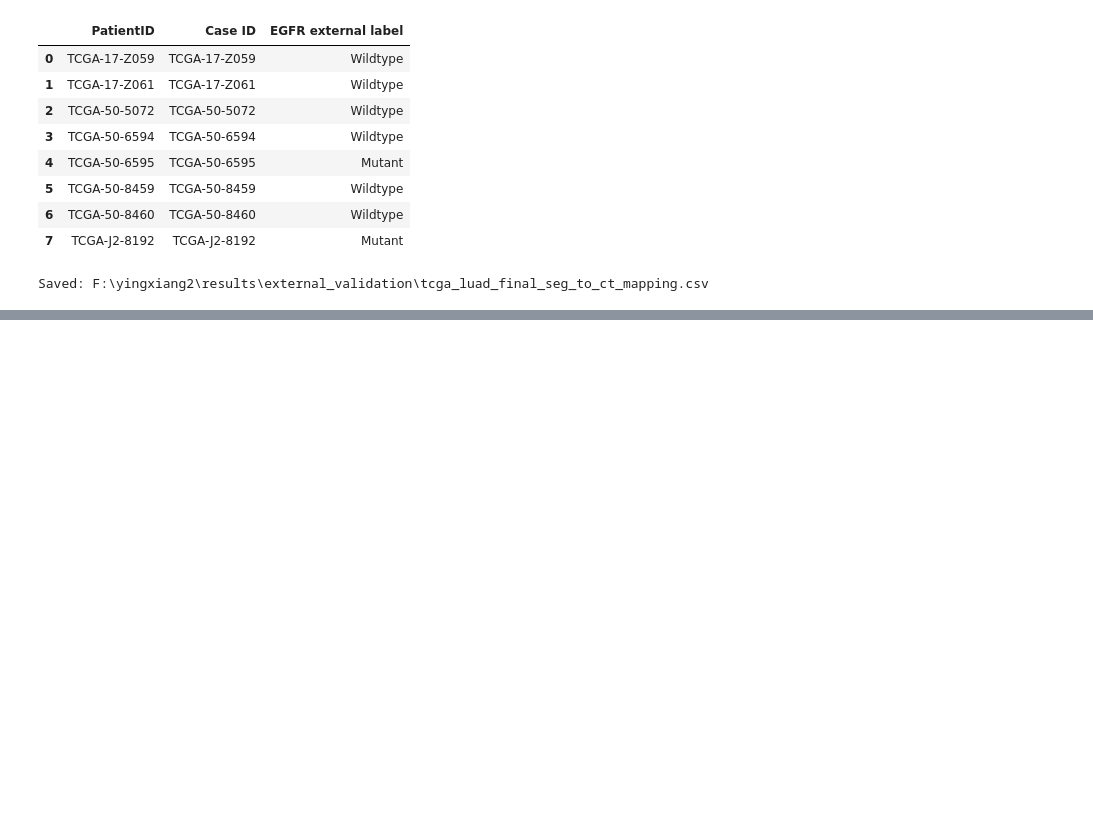
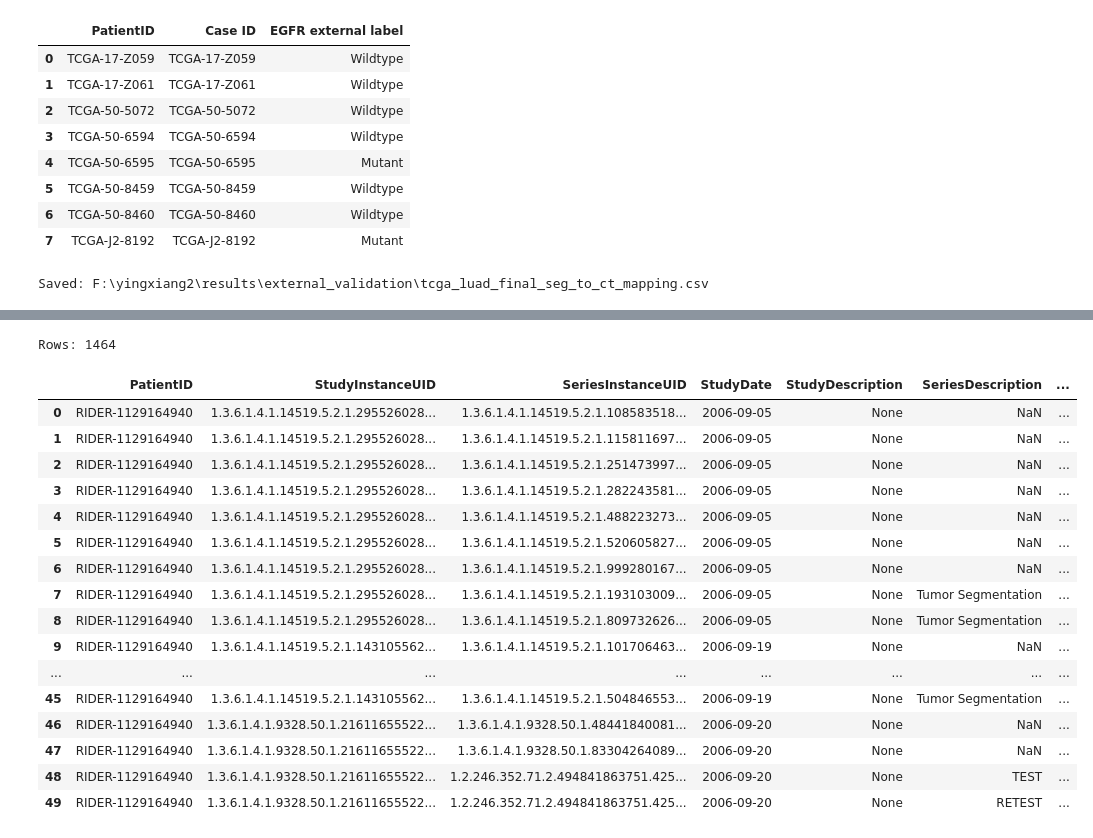
Before and after one commit to gmail2580369-del/lung2-egfr-radiomics, a Jupyter notebook: notebooks/03_modeling_nested_cv.ipynb, the cells around one changed output, grey strips where cells are left out. Drawn from its saved outputs; the diff is of its cells as text; code cells hidden in the pictures; blank space fills up the shorter version.

Commit message:
Add RIDER test-retest robustness cohort preparation

```diff
--- a/notebooks/03_modeling_nested_cv.ipynb
+++ b/notebooks/03_modeling_nested_cv.ipynb
@@ -6638,3 +6638,22 @@ all_seg_ct_matches.to_csv(
 print("Saved:", FINAL_MAPPING_OUTPUT)
 # %% [output]
 Saved: F:\yingxiang2\results\external_validation\tcga_luad_final_seg_to_ct_mapping.csv
+# %%
+from idc_index import index
+
+client = index.IDCClient()
+
+rider_check = client.sql_query("""
+SELECT
+    collection_id,
+    Modality,
+    COUNT(DISTINCT PatientID) AS n_patients,
+    COUNT(DISTINCT SeriesInstanceUID) AS n_series,
+    ROUND(SUM(series_size_MB), 1) AS total_MB
+FROM index
+WHERE LOWER(collection_id) LIKE '%rider%'
+GROUP BY collection_id, Modality
+ORDER BY collection_id, Modality
+""")
+
+display(rider_check)
@@ -6640,0 +6678,40 @@ Saved: F:\yingxiang2\results\external_validation\tcga_luad_final_seg_to_ct_mappi
+# %%
+rider_meta = client.sql_query("""
+SELECT
+    PatientID,
+    StudyInstanceUID,
+    SeriesInstanceUID,
+    StudyDate,
+    StudyDescription,
+    SeriesDescription,
+    Modality,
+    instanceCount,
+    series_size_MB,
+    analysis_result_id
+FROM index
+WHERE collection_id = 'rider_lung_ct'
+  AND Modality IN ('CT', 'SEG', 'RTSTRUCT')
+ORDER BY PatientID, StudyDate, Modality, SeriesInstanceUID
+""")
+
+print("Rows:", len(rider_meta))
+display(rider_meta.head(50))
+# %% [output]
+Rows: 1464
+|  | PatientID | StudyInstanceUID | SeriesInstanceUID | StudyDate | StudyDescription | SeriesDescription | ... |
+| 0 | RIDER-1129164940 | 1.3.6.1.4.1.14519.5.2.1.295526028... | 1.3.6.1.4.1.14519.5.2.1.108583518... | 2006-09-05 | None | NaN | ... |
+| 1 | RIDER-1129164940 | 1.3.6.1.4.1.14519.5.2.1.295526028... | 1.3.6.1.4.1.14519.5.2.1.115811697... | 2006-09-05 | None | NaN | ... |
+| 2 | RIDER-1129164940 | 1.3.6.1.4.1.14519.5.2.1.295526028... | 1.3.6.1.4.1.14519.5.2.1.251473997... | 2006-09-05 | None | NaN | ... |
+| 3 | RIDER-1129164940 | 1.3.6.1.4.1.14519.5.2.1.295526028... | 1.3.6.1.4.1.14519.5.2.1.282243581... | 2006-09-05 | None | NaN | ... |
+| 4 | RIDER-1129164940 | 1.3.6.1.4.1.14519.5.2.1.295526028... | 1.3.6.1.4.1.14519.5.2.1.488223273... | 2006-09-05 | None | NaN | ... |
+| 5 | RIDER-1129164940 | 1.3.6.1.4.1.14519.5.2.1.295526028... | 1.3.6.1.4.1.14519.5.2.1.520605827... | 2006-09-05 | None | NaN | ... |
+| 6 | RIDER-1129164940 | 1.3.6.1.4.1.14519.5.2.1.295526028... | 1.3.6.1.4.1.14519.5.2.1.999280167... | 2006-09-05 | None | NaN | ... |
+| 7 | RIDER-1129164940 | 1.3.6.1.4.1.14519.5.2.1.295526028... | 1.3.6.1.4.1.14519.5.2.1.193103009... | 2006-09-05 | None | Tumor Segmentation | ... |
+| 8 | RIDER-1129164940 | 1.3.6.1.4.1.14519.5.2.1.295526028... | 1.3.6.1.4.1.14519.5.2.1.809732626... | 2006-09-05 | None | Tumor Segmentation | ... |
+| 9 | RIDER-1129164940 | 1.3.6.1.4.1.14519.5.2.1.143105562... | 1.3.6.1.4.1.14519.5.2.1.101706463... | 2006-09-19 | None | NaN | ... |
+| ... | ... | ... | ... | ... | ... | ... | ... |
+| 45 | RIDER-1129164940 | 1.3.6.1.4.1.14519.5.2.1.143105562... | 1.3.6.1.4.1.14519.5.2.1.504846553... | 2006-09-19 | None | Tumor Segmentation | ... |
+| 46 | RIDER-1129164940 | 1.3.6.1.4.1.9328.50.1.21611655522... | 1.3.6.1.4.1.9328.50.1.48441840081... | 2006-09-20 | None | NaN | ... |
+| 47 | RIDER-1129164940 | 1.3.6.1.4.1.9328.50.1.21611655522... | 1.3.6.1.4.1.9328.50.1.83304264089... | 2006-09-20 | None | NaN | ... |
+| 48 | RIDER-1129164940 | 1.3.6.1.4.1.9328.50.1.21611655522... | 1.2.246.352.71.2.494841863751.425... | 2006-09-20 | None | TEST | ... |
+| 49 | RIDER-1129164940 | 1.3.6.1.4.1.9328.50.1.21611655522... | 1.2.246.352.71.2.494841863751.425... | 2006-09-20 | None | RETEST | ... |
```
Also changed, not shown: parts of 40 cells of this notebook, 1 other file.
